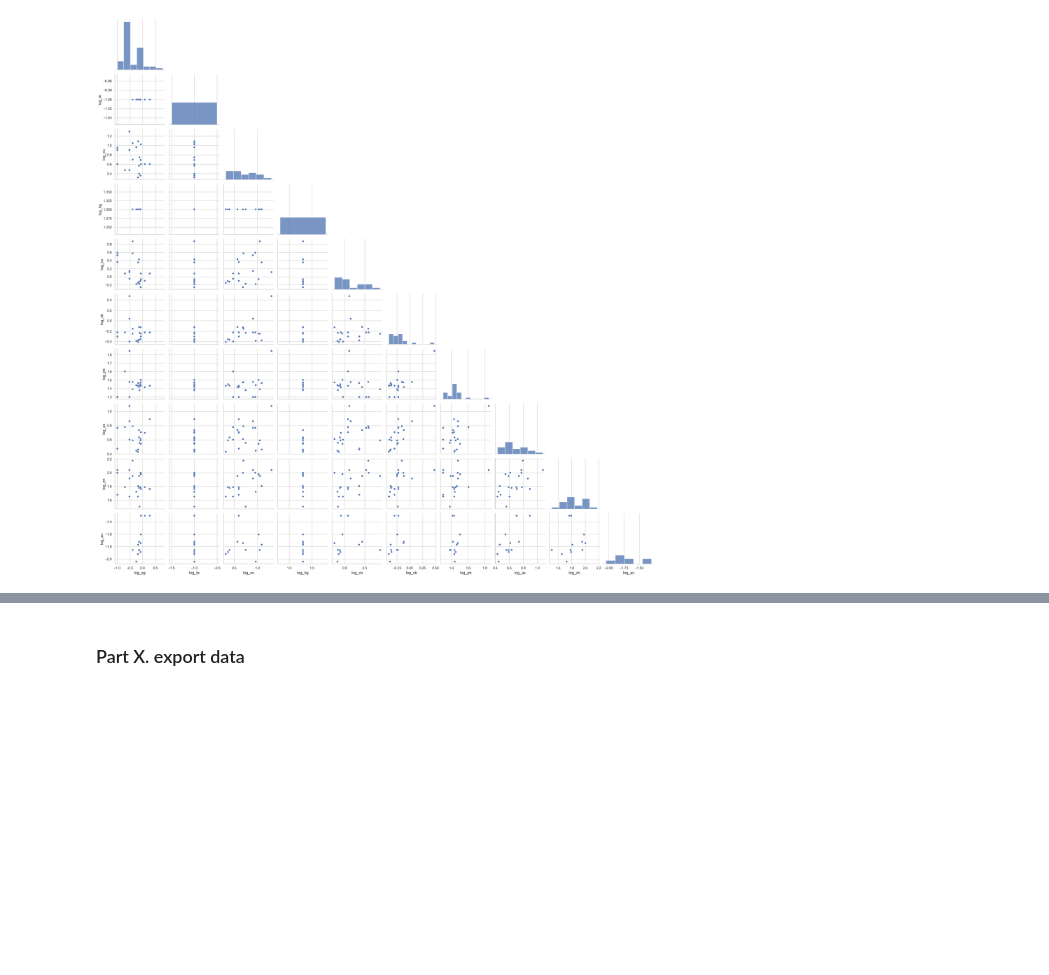
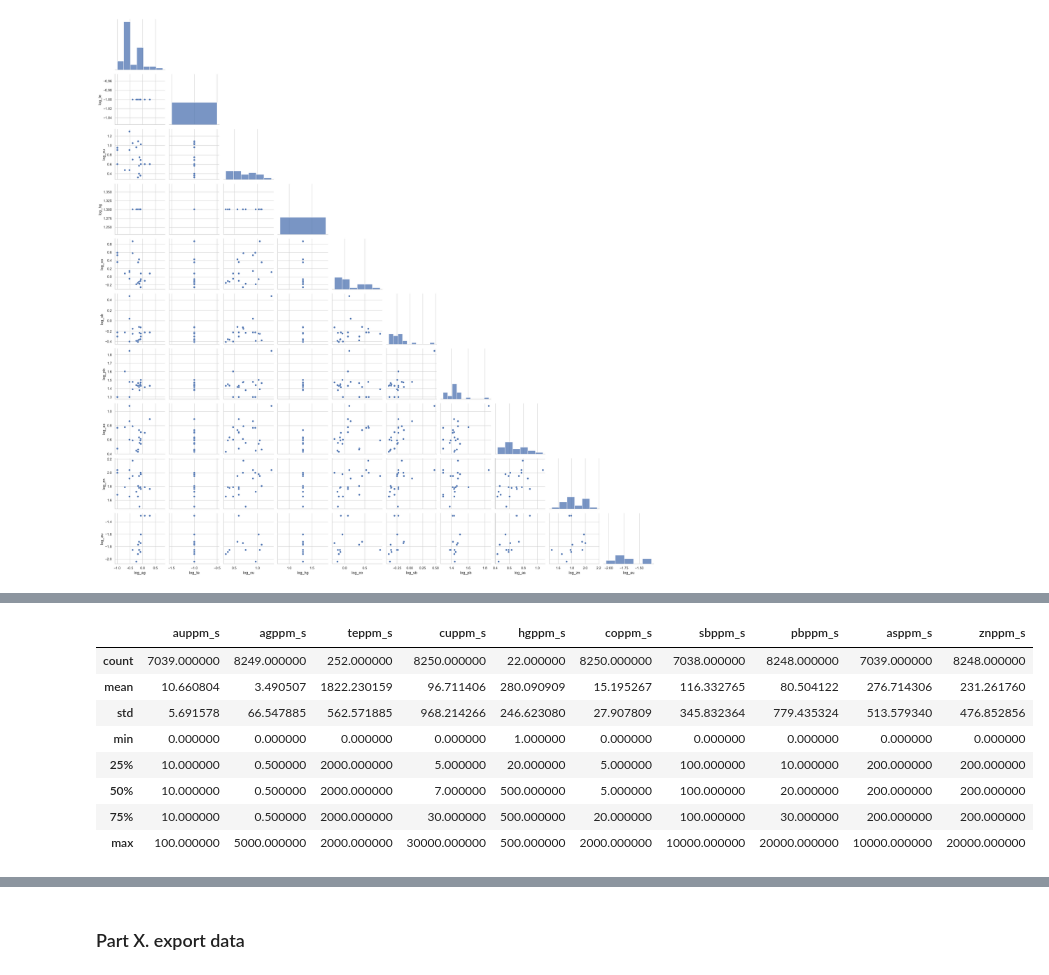
Before and after one commit to adbyerly/prospectivity_model, a Jupyter notebook: notebooks/02b_eda_NGDB.ipynb, the cells around one changed output, grey strips where cells are left out. Drawn from its saved outputs; the diff is of its cells as text; code cells hidden in the pictures; blank space fills up the shorter version.

```diff
--- a/notebooks/02b_eda_NGDB.ipynb
+++ b/notebooks/02b_eda_NGDB.ipynb
@@ -464,0 +610,28 @@ sns.pairplot(pathfinders_ICPMS_loc[predictors + [target]], corner=True)
+# %%
+# identify columns for elements that may occur with gold
+# Silver (Ag), Tellurium (Te), Copper (Cu), Mercury (Hg), Cobalt (Co), Antimony (Sb), Arsenic (As), Lead (Pb), Zinc (Zn)
+
+elements = ['au', 'ag', 'te', 'cu', 'co', 'hg', 'sb', 'as', 'pb', 'zn']
+
+print('Relevant column names for pathfinder elements:')
+for el in elements:
+    print(chem_set.columns[chem_set.columns.str.contains(el)])
+
+
+# create dataframe that is a subset including only the relevant columns
+pathfinders_ES = chem_set[
+    ['lab_id',
+     'auppm_s',
+     'agppm_s',
+     'teppm_s',
+     'cuppm_s',
+     'hgppm_s',
+     'coppm_s',
+     'sbppm_s',
+     'pbppm_s',
+     'asppm_s',
+     'znppm_s']
+    ]
+
+print(pathfinders_ES.head())
+print(pathfinders_ES.shape)
@@ -464,0 +680,12 @@ sns.pairplot(pathfinders_ICPMS_loc[predictors + [target]], corner=True)
+# %%
+pathfinders_ES_loc.describe()
+# %% [output]
+|  | auppm_s | agppm_s | teppm_s | cuppm_s | hgppm_s | coppm_s | sbppm_s | pbppm_s | asppm_s | znppm_s |
+| count | 7039.000000 | 8249.000000 | 252.000000 | 8250.000000 | 22.000000 | 8250.000000 | 7038.000000 | 8248.000000 | 7039.000000 | 8248.000000 |
+| mean | 10.660804 | 3.490507 | 1822.230159 | 96.711406 | 280.090909 | 15.195267 | 116.332765 | 80.504122 | 276.714306 | 231.261760 |
+| std | 5.691578 | 66.547885 | 562.571885 | 968.214266 | 246.623080 | 27.907809 | 345.832364 | 779.435324 | 513.579340 | 476.852856 |
+| min | 0.000000 | 0.000000 | 0.000000 | 0.000000 | 1.000000 | 0.000000 | 0.000000 | 0.000000 | 0.000000 | 0.000000 |
+| 25% | 10.000000 | 0.500000 | 2000.000000 | 5.000000 | 20.000000 | 5.000000 | 100.000000 | 10.000000 | 200.000000 | 200.000000 |
+| 50% | 10.000000 | 0.500000 | 2000.000000 | 7.000000 | 500.000000 | 5.000000 | 100.000000 | 20.000000 | 200.000000 | 200.000000 |
+| 75% | 10.000000 | 0.500000 | 2000.000000 | 30.000000 | 500.000000 | 20.000000 | 100.000000 | 30.000000 | 200.000000 | 200.000000 |
+| max | 100.000000 | 5000.000000 | 2000.000000 | 30000.000000 | 500.000000 | 2000.000000 | 10000.000000 | 20000.000000 | 10000.000000 | 20000.000000 |
```
Also changed, not shown: parts of 33 cells of this notebook.
